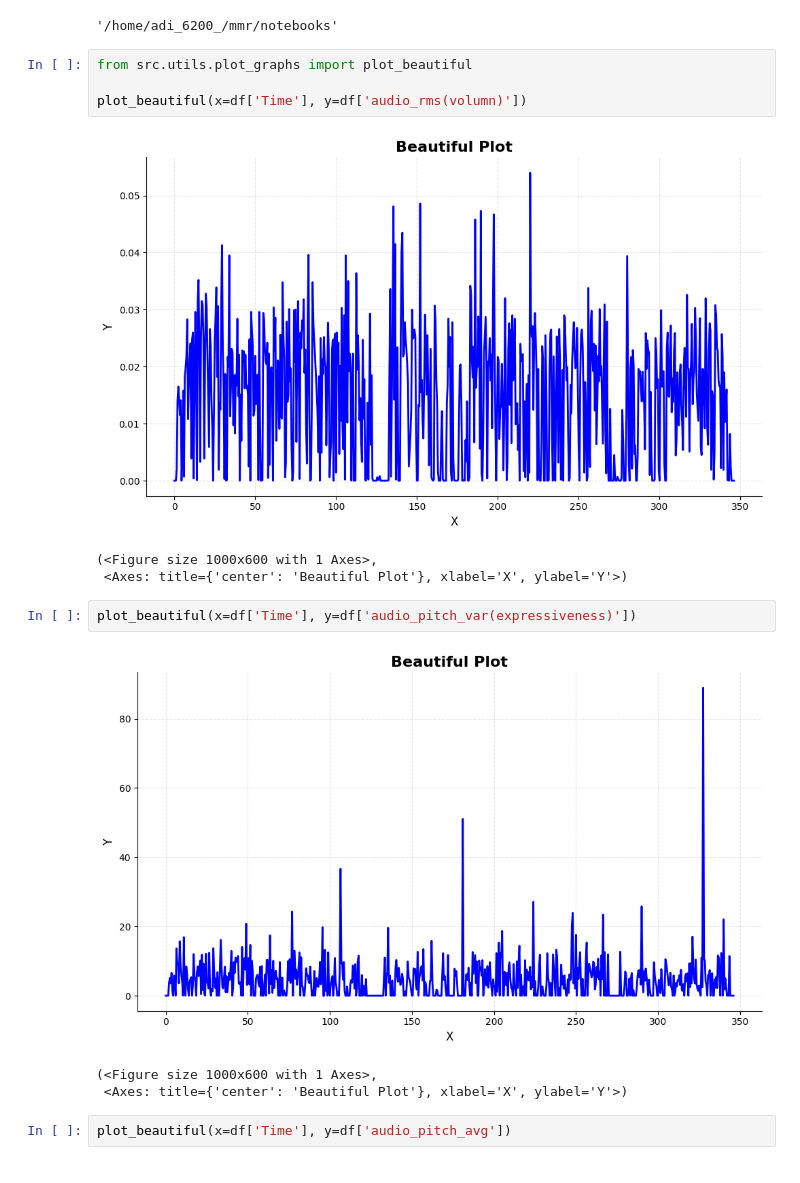
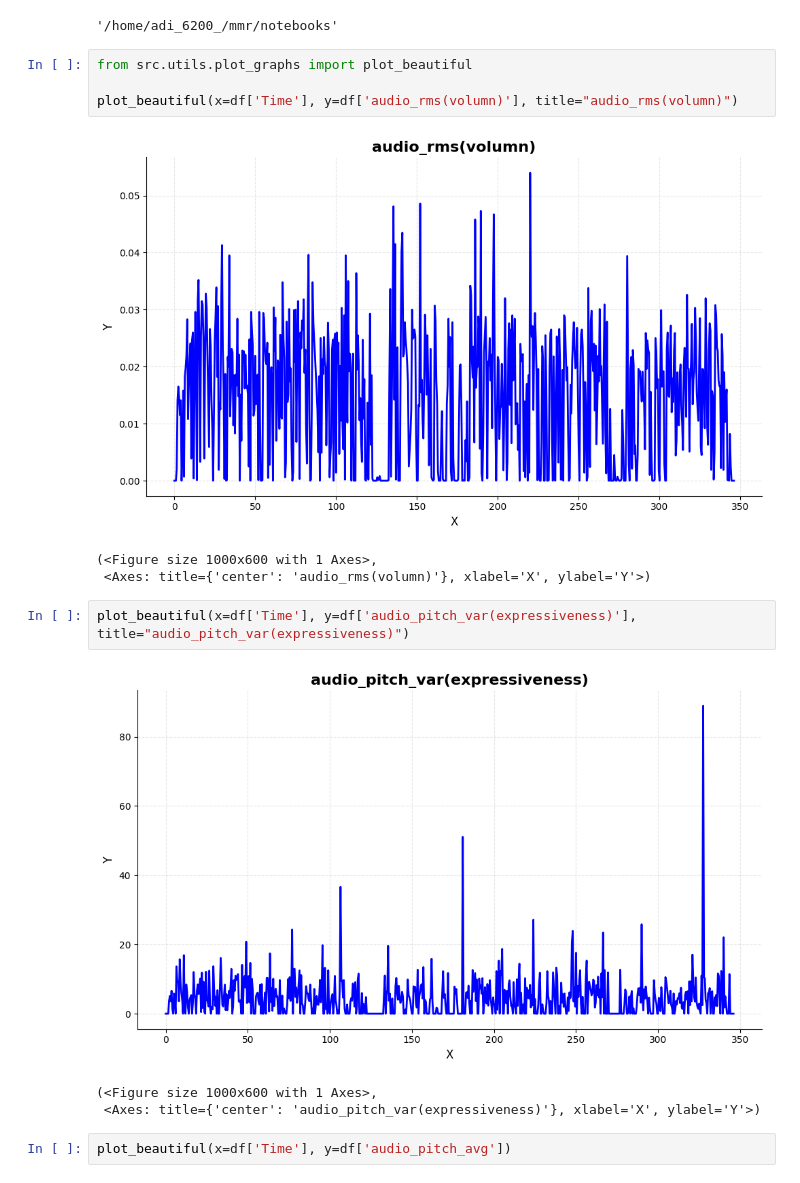
Before and after one commit to Ak62007/Multimodel-Reasoning, a Jupyter notebook: notebooks/audio_testing.ipynb, the cells around one changed output. Drawn from its saved outputs; the diff is of its cells as text.

Commit message:
trying different approaches for the audio pipeline

```diff
--- a/notebooks/audio_testing.ipynb
+++ b/notebooks/audio_testing.ipynb
@@ -186,17 +191,17 @@ os.getcwd()
 # %%
 from src.utils.plot_graphs import plot_beautiful
 
-plot_beautiful(x=df['Time'], y=df['audio_rms(volumn)'])
+plot_beautiful(x=df['Time'], y=df['audio_rms(volumn)'], title="audio_rms(volumn)")
 # %% [output]
-[figure, old version]
+[figure, new version]
 (<Figure size 1000x600 with 1 Axes>,
- <Axes: title={'center': 'Beautiful Plot'}, xlabel='X', ylabel='Y'>)
+ <Axes: title={'center': 'audio_rms(volumn)'}, xlabel='X', ylabel='Y'>)
 # %%
-plot_beautiful(x=df['Time'], y=df['audio_pitch_var(expressiveness)'])
+plot_beautiful(x=df['Time'], y=df['audio_pitch_var(expressiveness)'], title="audio_pitch_var(expressiveness)")
 # %% [output]
-[figure, old version]
+[figure, new version]
 (<Figure size 1000x600 with 1 Axes>,
- <Axes: title={'center': 'Beautiful Plot'}, xlabel='X', ylabel='Y'>)
+ <Axes: title={'center': 'audio_pitch_var(expressiveness)'}, xlabel='X', ylabel='Y'>)
 # %%
 plot_beautiful(x=df['Time'], y=df['audio_pitch_avg'])
 # %% [output]
```
Also changed, not shown: parts of 17 cells of this notebook, 2 other files.
